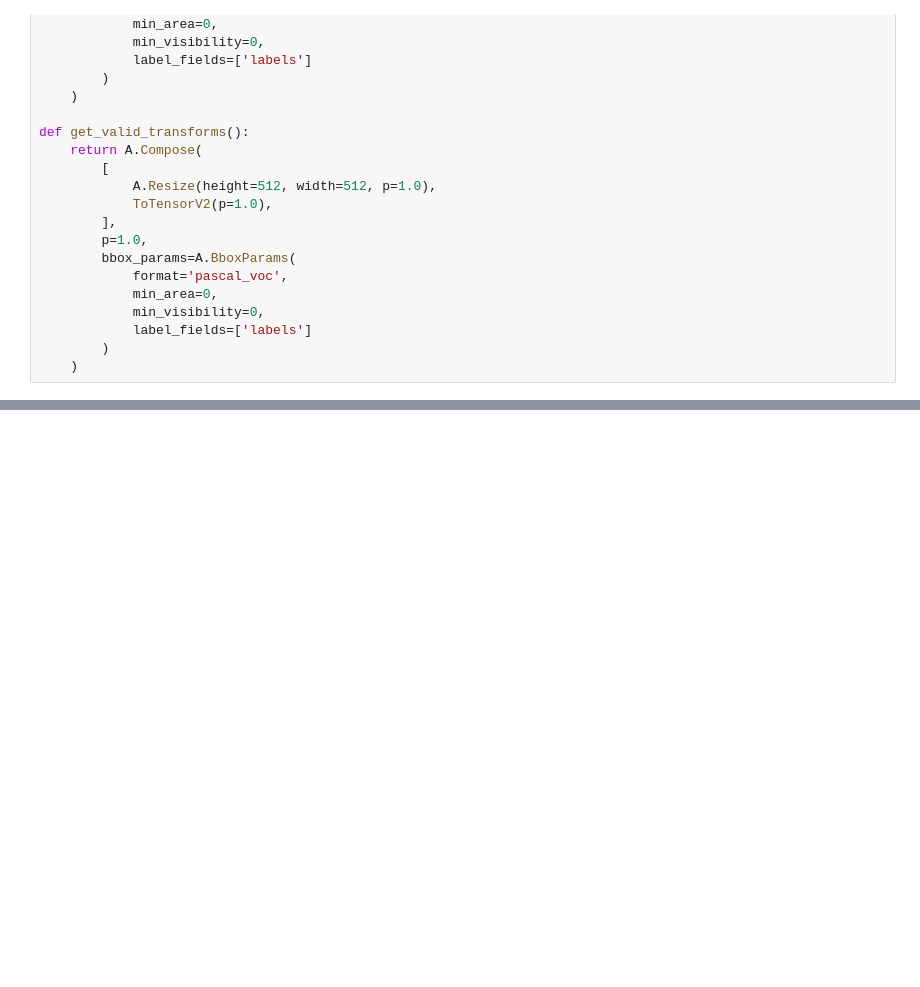
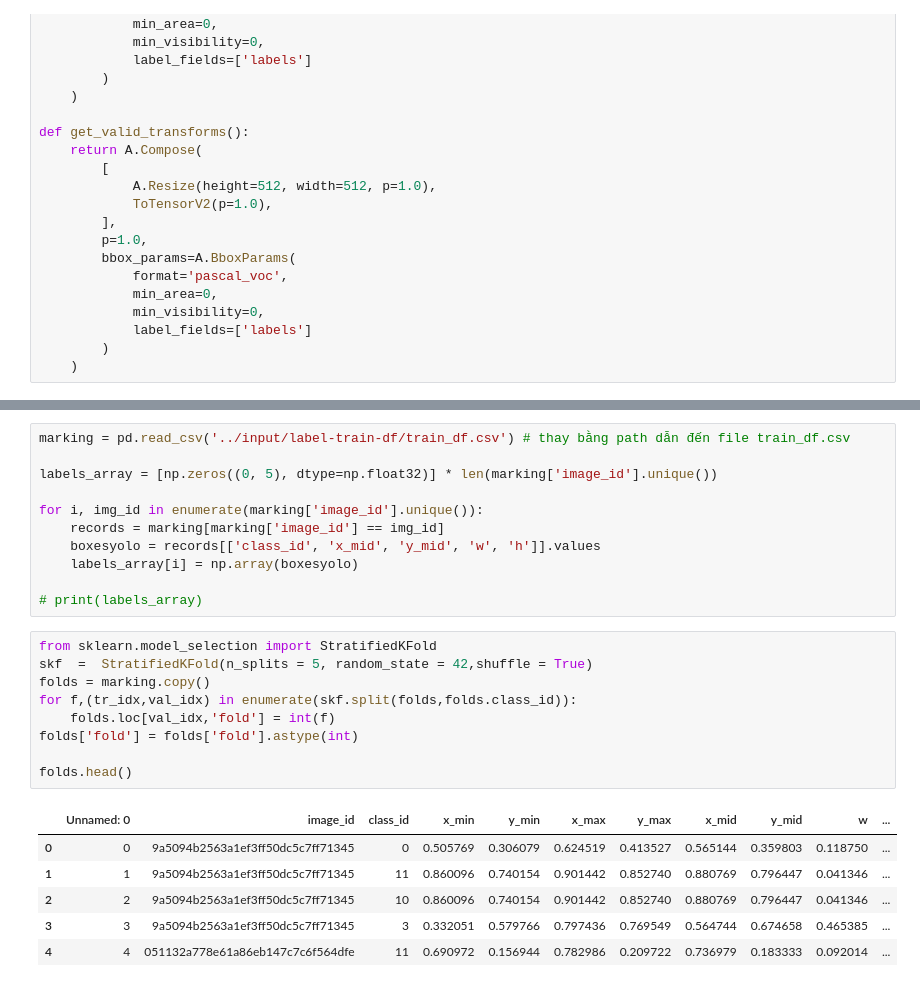
Before and after one commit to thinhphan97/mini_project, a Jupyter notebook: efficientdet.ipynb, the cells around one changed output, grey strips where cells are left out. Cells and saved outputs as stored; diff of their text form; blank space fills up the shorter version.

```diff
--- a/efficientdet.ipynb
+++ b/efficientdet.ipynb
@@ -234,0 +201,27 @@ class DatasetRetriever(Dataset):
+# %%
+marking = pd.read_csv('../input/label-train-df/train_df.csv') # thay bằng path dẫn đến file train_df.csv
+
+labels_array = [np.zeros((0, 5), dtype=np.float32)] * len(marking['image_id'].unique())
+
+for i, img_id in enumerate(marking['image_id'].unique()):
+    records = marking[marking['image_id'] == img_id]
+    boxesyolo = records[['class_id', 'x_mid', 'y_mid', 'w', 'h']].values
+    labels_array[i] = np.array(boxesyolo)
+
+# print(labels_array)
+# %%
+from sklearn.model_selection import StratifiedKFold
+skf  =  StratifiedKFold(n_splits = 5, random_state = 42,shuffle = True)
+folds = marking.copy()
+for f,(tr_idx,val_idx) in enumerate(skf.split(folds,folds.class_id)):
+    folds.loc[val_idx,'fold'] = int(f)
+folds['fold'] = folds['fold'].astype(int)
+
+folds.head()
+# %% [output]
+|  | Unnamed: 0 | image_id | class_id | x_min | y_min | x_max | y_max | x_mid | y_mid | w | ... |
+| 0 | 0 | 9a5094b2563a1ef3ff50dc5c7ff71345 | 0 | 0.505769 | 0.306079 | 0.624519 | 0.413527 | 0.565144 | 0.359803 | 0.118750 | ... |
+| 1 | 1 | 9a5094b2563a1ef3ff50dc5c7ff71345 | 11 | 0.860096 | 0.740154 | 0.901442 | 0.852740 | 0.880769 | 0.796447 | 0.041346 | ... |
+| 2 | 2 | 9a5094b2563a1ef3ff50dc5c7ff71345 | 10 | 0.860096 | 0.740154 | 0.901442 | 0.852740 | 0.880769 | 0.796447 | 0.041346 | ... |
+| 3 | 3 | 9a5094b2563a1ef3ff50dc5c7ff71345 | 3 | 0.332051 | 0.579766 | 0.797436 | 0.769549 | 0.564744 | 0.674658 | 0.465385 | ... |
+| 4 | 4 | 051132a778e61a86eb147c7c6f564dfe | 11 | 0.690972 | 0.156944 | 0.782986 | 0.209722 | 0.736979 | 0.183333 | 0.092014 | ... |
```
Also changed, not shown: parts of 11 cells of this notebook.
